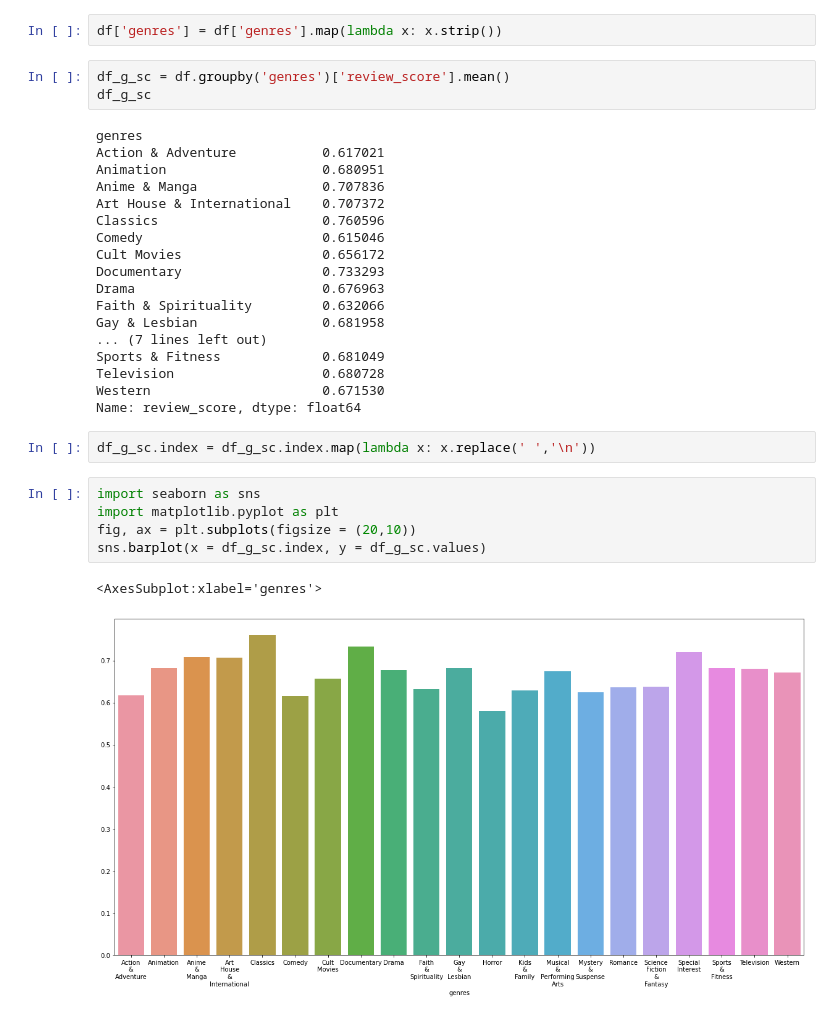
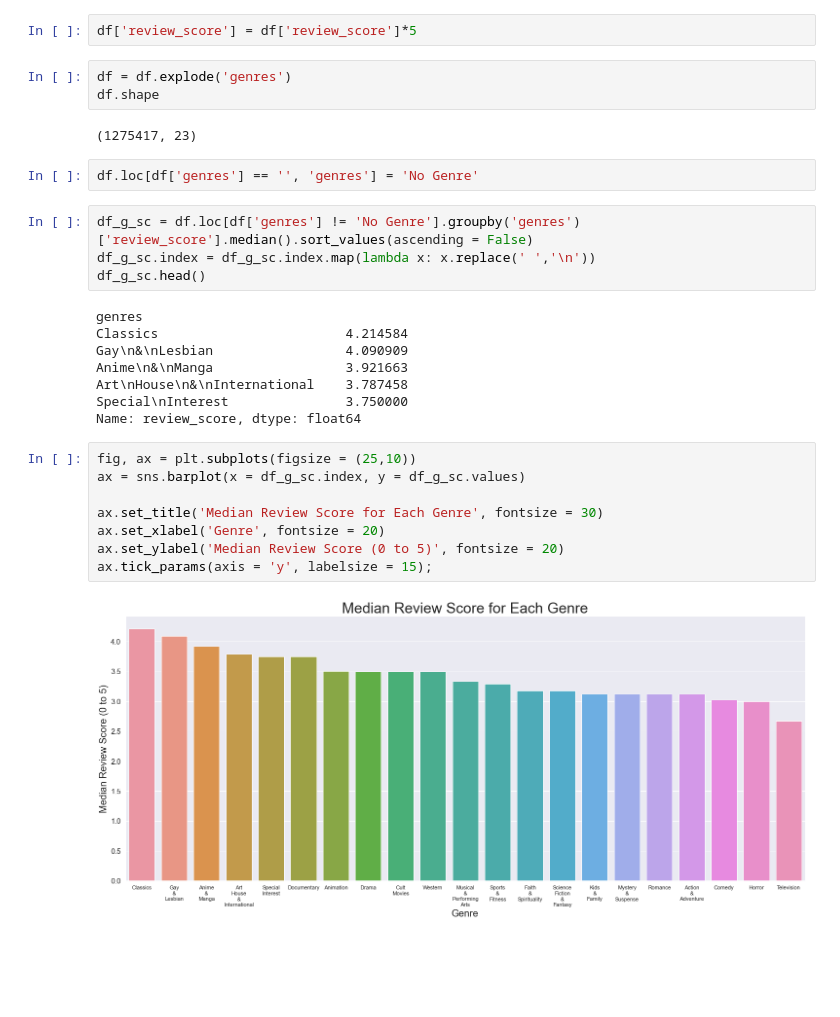
Before and after one commit to andre3000y/Movie_box_office_analysis, a Jupyter notebook: Graphing_Notebooks/Genre_vs_Reviews.ipynb, the cells around one changed output. Saved outputs shown, nothing was run; the diff lists cells and outputs as text; blank space fills up the shorter version.

Commit message:
Finished rotten visuals

```diff
--- a/Graphing_Notebooks/Genre_vs_Reviews.ipynb
+++ b/Graphing_Notebooks/Genre_vs_Reviews.ipynb
@@ -79,33 +111,31 @@ dtype: int64
+# %%
+df['review_score'] = df['review_score']*5
 # %%
-df['genres'] = df['genres'].map(lambda x: x.strip())
+df = df.explode('genres')
+df.shape
+# %% [output]
+(1275417, 23)
+# %%
+df.loc[df['genres'] == '', 'genres'] = 'No Genre'
 # %%
-df_g_sc = df.groupby('genres')['review_score'].mean()
-df_g_sc
+df_g_sc = df.loc[df['genres'] != 'No Genre'].groupby('genres')['review_score'].median().sort_values(ascending = False)
+df_g_sc.index = df_g_sc.index.map(lambda x: x.replace(' ','\n'))
+df_g_sc.head()
 # %% [output]
 genres
-Action & Adventure           0.617021
-Animation                    0.680951
-Anime & Manga                0.707836
-Art House & International    0.707372
-Classics                     0.760596
-Comedy                       0.615046
-Cult Movies                  0.656172
-Documentary                  0.733293
-Drama                        0.676963
-Faith & Spirituality         0.632066
-Gay & Lesbian                0.681958
-... (7 lines left out)
-Sports & Fitness             0.681049
-Television                   0.680728
-Western                      0.671530
+Classics                        4.214584
+Gay\n&\nLesbian                 4.090909
+Anime\n&\nManga                 3.921663
+Art\nHouse\n&\nInternational    3.787458
+Special\nInterest               3.750000
 Name: review_score, dtype: float64
-# %%
-df_g_sc.index = df_g_sc.index.map(lambda x: x.replace(' ','\n'))
 # %%
-import seaborn as sns
-import matplotlib.pyplot as plt
-fig, ax = plt.subplots(figsize = (20,10))
-sns.barplot(x = df_g_sc.index, y = df_g_sc.values)
+fig, ax = plt.subplots(figsize = (25,10))
+ax = sns.barplot(x = df_g_sc.index, y = df_g_sc.values)
+
+ax.set_title('Median Review Score for Each Genre', fontsize = 30)
+ax.set_xlabel('Genre', fontsize = 20)
+ax.set_ylabel('Median Review Score (0 to 5)', fontsize = 20)
+ax.tick_params(axis = 'y', labelsize = 15);
 # %% [output]
-<AxesSubplot:xlabel='genres'>
-[figure, old version]
+[figure, new version]
```
Also changed, not shown: parts of 28 cells of this notebook, 5 other files.
